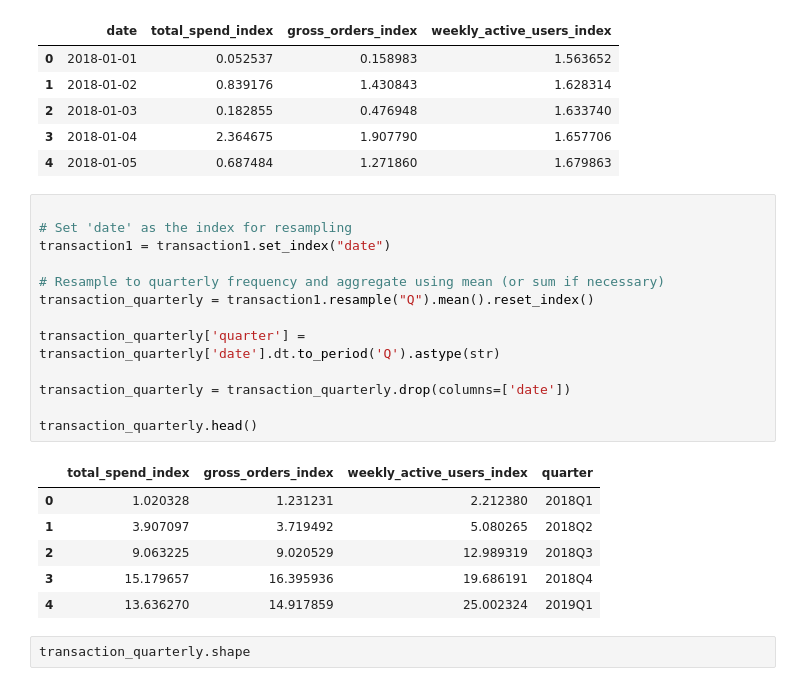
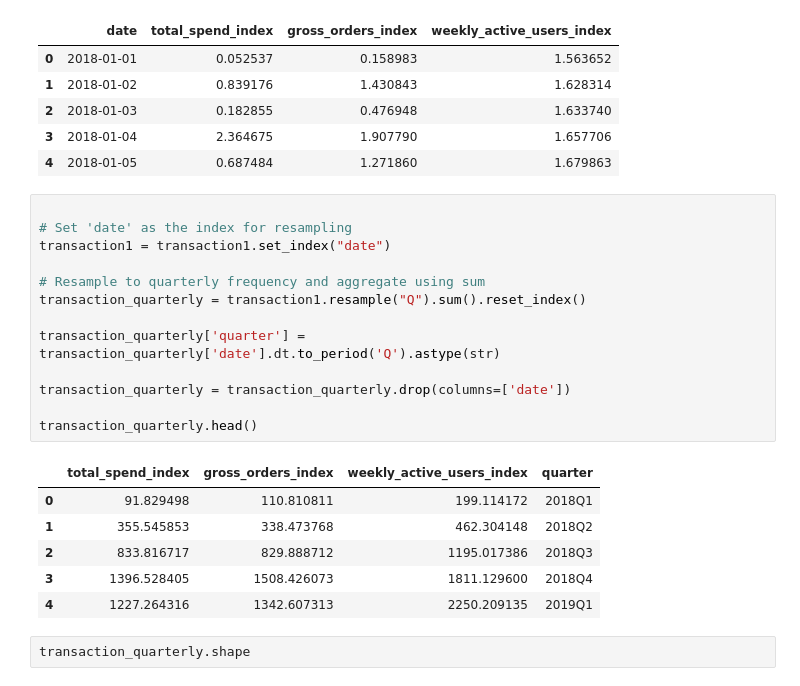
Before and after one commit to andrewbarwise/odp_screening, a Jupyter notebook: data_cleaning.ipynb, the cells around one changed output. Drawn from its saved outputs; the diff is of its cells as text.

```diff
--- a/data_cleaning.ipynb
+++ b/data_cleaning.ipynb
@@ -160,23 +162,23 @@ transaction1.head()
 # %%
 
 # Set 'date' as the index for resampling
 transaction1 = transaction1.set_index("date")
 
-# Resample to quarterly frequency and aggregate using mean (or sum if necessary)
-transaction_quarterly = transaction1.resample("Q").mean().reset_index()
+# Resample to quarterly frequency and aggregate using sum
+transaction_quarterly = transaction1.resample("Q").sum().reset_index()
 
 transaction_quarterly['quarter'] = transaction_quarterly['date'].dt.to_period('Q').astype(str)
 
 transaction_quarterly = transaction_quarterly.drop(columns=['date'])
 
 transaction_quarterly.head()
 # %% [output]
 |  | total_spend_index | gross_orders_index | weekly_active_users_index | quarter |
-| 0 | 1.020328 | 1.231231 | 2.212380 | 2018Q1 |
-| 1 | 3.907097 | 3.719492 | 5.080265 | 2018Q2 |
-| 2 | 9.063225 | 9.020529 | 12.989319 | 2018Q3 |
-| 3 | 15.179657 | 16.395936 | 19.686191 | 2018Q4 |
-| 4 | 13.636270 | 14.917859 | 25.002324 | 2019Q1 |
+| 0 | 91.829498 | 110.810811 | 199.114172 | 2018Q1 |
+| 1 | 355.545853 | 338.473768 | 462.304148 | 2018Q2 |
+| 2 | 833.816717 | 829.888712 | 1195.017386 | 2018Q3 |
+| 3 | 1396.528405 | 1508.426073 | 1811.129600 | 2018Q4 |
+| 4 | 1227.264316 | 1342.607313 | 2250.209135 | 2019Q1 |
 # %%
 transaction_quarterly.shape
 # %% [output]
```
Also changed, not shown: parts of 11 cells of this notebook, 2 other files.
